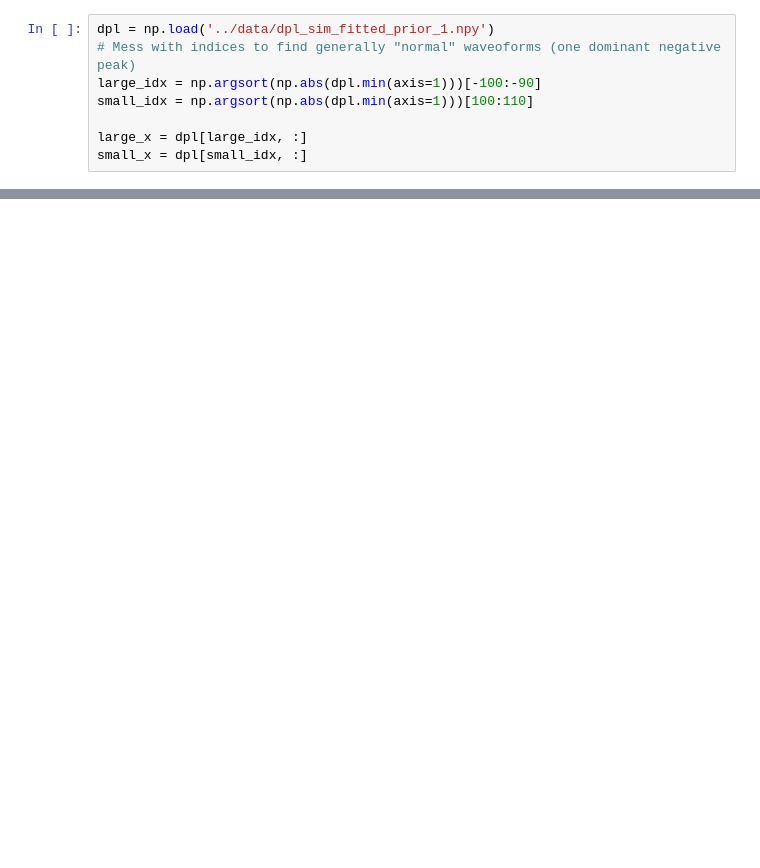
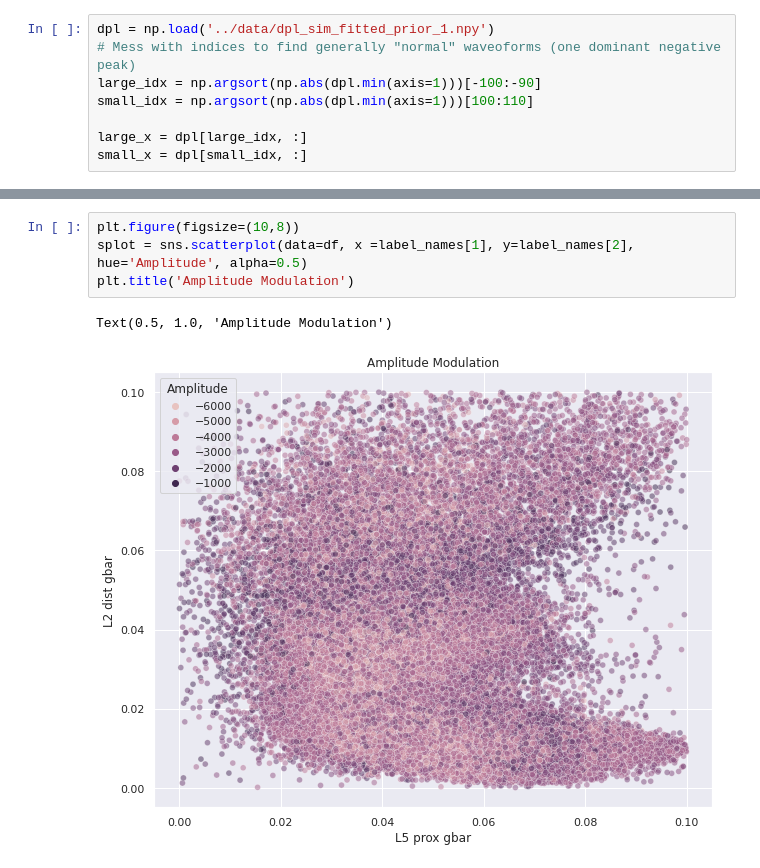
Before and after one commit to ntolley/data1030_project, a Jupyter notebook: src/midterm_report.ipynb, the cells around one changed output, grey strips where cells are left out. Drawn from its saved outputs; the diff is of its cells as text; blank space fills up the shorter version.

```diff
--- a/src/midterm_report.ipynb
+++ b/src/midterm_report.ipynb
@@ -91,0 +90,7 @@ plt.savefig('../figures/distal_param_amplitude.png')
+# %%
+plt.figure(figsize=(10,8))
+splot = sns.scatterplot(data=df, x =label_names[1], y=label_names[2], hue='Amplitude', alpha=0.5)
+plt.title('Amplitude Modulation')
+# %% [output]
+Text(0.5, 1.0, 'Amplitude Modulation')
+[figure, added]
```
Also changed, not shown: parts of 7 cells of this notebook, 4 other files.
